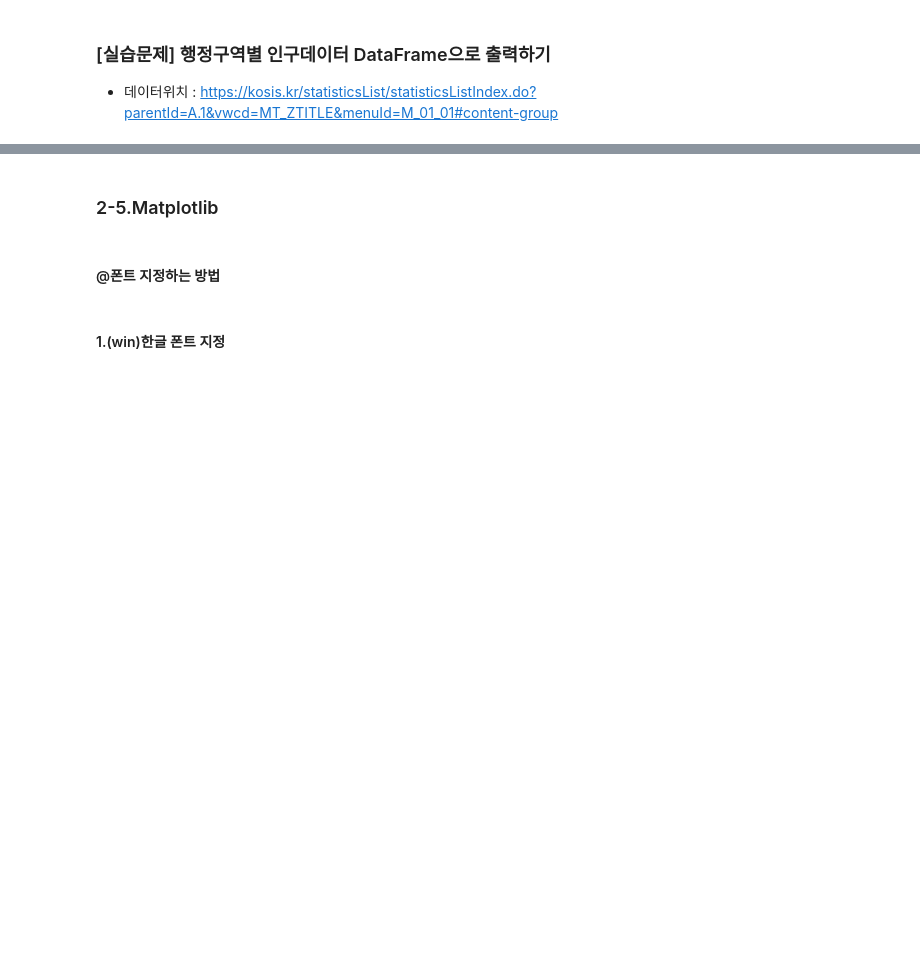
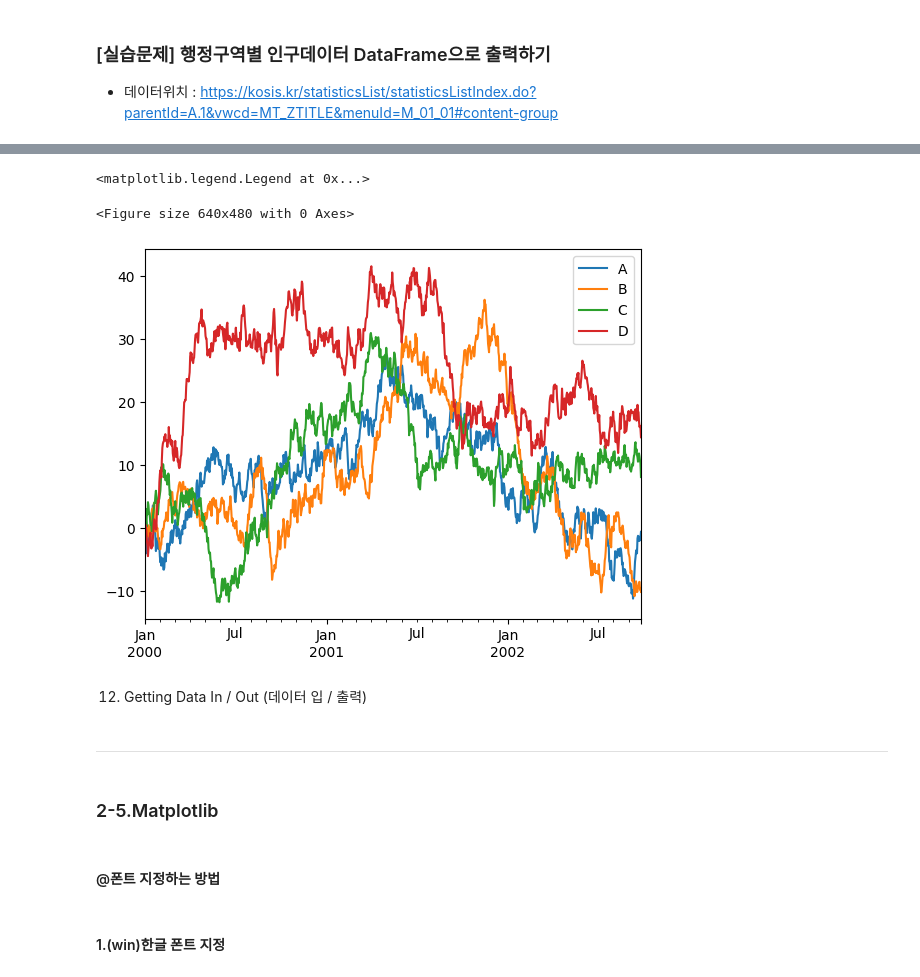
Before and after one commit to hseongeun/projectmanager, a Jupyter notebook: 2_데이터분석_02_라이브러리_실습.ipynb, the cells around one changed output, grey strips where cells are left out. Drawn from its saved outputs; the diff is of its cells as text; code cells hidden in the pictures; blank space fills up the shorter version.

```diff
--- a/2_데이터분석_02_라이브러리_실습.ipynb
+++ b/2_데이터분석_02_라이브러리_실습.ipynb
@@ -314,3 +1132,18 @@ df.plot() # 선 그래프로 나타내기
+# %%
+df = pd.DataFrame(np.random.randn(1000, 4), index=ts.index,
+                  columns=['A', 'B', 'C', 'D'])
+df = df.cumsum()
+plt.figure(); df.plot(); plt.legend(loc='best')
+# %% [output]
+<matplotlib.legend.Legend at 0x...>
+<Figure size 640x480 with 0 Axes>
+[figure, added]
+# %% [markdown]
+12. Getting Data In / Out (데이터 입 / 출력)
+# %% [markdown]
+
+
+---
 # %% [markdown]
 ### 2-5.Matplotlib
 # %% [markdown]
```
Also changed, not shown: parts of 85 cells of this notebook.
